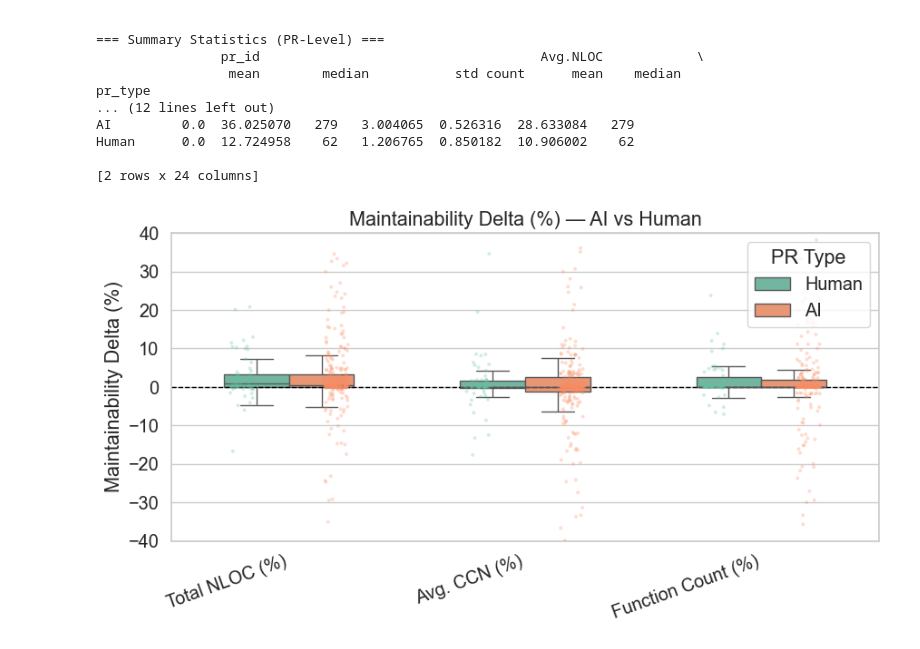
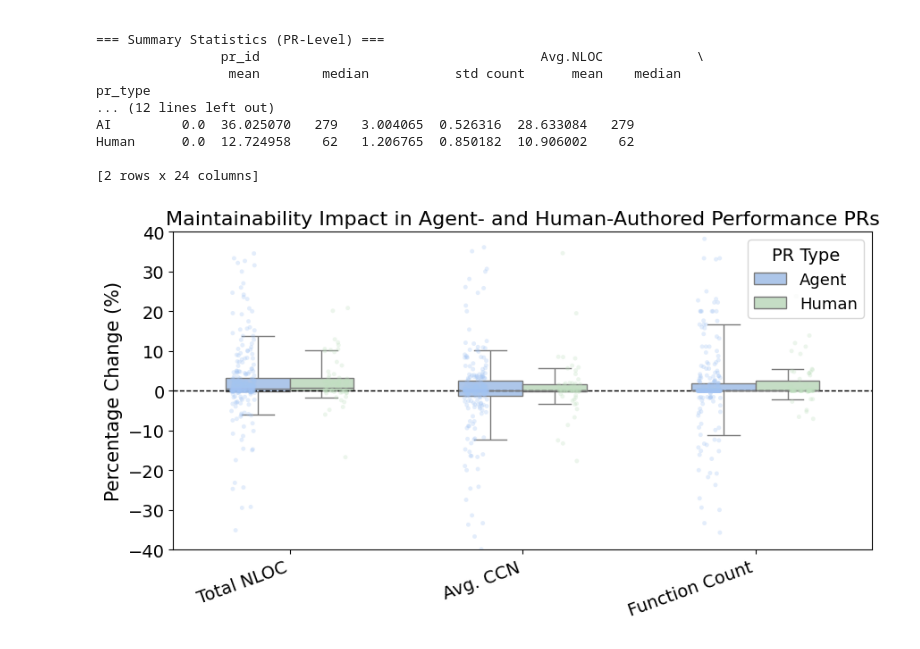
Before and after one commit to PurdueDualityLab/github_perf_patch_study, a Jupyter notebook: RQ3_complexity_analysis/analyze_result.ipynb, the cells around one changed output. Cells and saved outputs as stored; diff of their text form; code cells hidden in the pictures.

```diff
--- a/RQ3_complexity_analysis/analyze_result.ipynb
+++ b/RQ3_complexity_analysis/analyze_result.ipynb
@@ -121,6 +121,16 @@ Human      0.0  12.724958    62   1.206765  0.850182  10.906002    62
 import matplotlib.pyplot as plt
 import seaborn as sns
 import numpy as np
+
+plt.rcParams.update({
+    "font.size": 14,
+    "axes.titlesize": 16,
+    "axes.labelsize": 15,
+    "xtick.labelsize": 14,
+    "ytick.labelsize": 14,
+    "legend.fontsize": 13,
+    "legend.title_fontsize": 14,
+})
 
 # ----------------------------------------
 # Melt data for plotting
@@ -131,17 +141,26 @@ melt_df = wide_df.melt(
     var_name="metric",
     value_name="delta"
 )
+melt_df["pr_type"] = melt_df["pr_type"].replace({"AI": "Agent"})
 
 # Clean metric labels for readability
 label_map = {
-    "Total nloc": "Total NLOC (%)",
-    "AvgCCN": "Avg. CCN (%)",
-    "Fun Cnt": "Function Count (%)"
+    "Total nloc": "Total NLOC",
+    "AvgCCN": "Avg. CCN",
+    "Fun Cnt": "Function Count"
 }
 melt_df["metric"] = melt_df["metric"].map(label_map)
 
 # Metric ordering
-order = ["Total NLOC (%)", "Avg. CCN (%)", "Function Count (%)"]
+order = ["Total NLOC", "Avg. CCN", "Function Count"]
+
+PALETTE = {
+    "Agent": "#A3C4F3",
+    "Human": "#C1E1C1",
+}
+
+HUE_ORDER = ["Agent", "Human"]
+
 
 # ----------------------------------------
 # Plot
@@ -153,48 +172,55 @@ ax = sns.boxplot(
     x="metric",
     y="delta",
     hue="pr_type",
+    hue_order=HUE_ORDER,
     order=order,
     width=0.55,
     fliersize=0,
-    palette="Set2"
+    palette=PALETTE,
+    whis=(10, 90)
 )
 
 # Jittered points (only for deltas within zoomed range)
 sns.stripplot(
     data=melt_df[(melt_df["delta"].abs() <= 40)],
     x="metric",
     y="delta",
     hue="pr_type",
+    hue_order=HUE_ORDER,
     order=order,
     dodge=True,
     alpha=0.30,
-    size=2.8,
-    palette="Set2",
+    size=3.5,
+    palette=PALETTE,
     ax=ax
 )
 
 # ----------------------------------------
 # Formatting
 # ----------------------------------------
 plt.axhline(0, color="black", linestyle="--", linewidth=1)
 plt.ylim(-40, 40)
 
 plt.xticks(rotation=20, ha="right")
-plt.ylabel("Maintainability Delta (%)")
+plt.ylabel("Percentage Change (%)")
 plt.xlabel("")
 
-plt.title("Maintainability Delta (%) — AI vs Human")
+plt.title("Maintainability Impact in Agent- and Human-Authored Performance PRs",
+    fontsize=16,
+    # fontweight='bold',
+    # pad=12
+)
 
 # Remove duplicate legends (stripplot adds duplicates)
 handles, labels = ax.get_legend_handles_labels()
 plt.legend(handles[:2], labels[:2], title="PR Type", loc="upper right")
 
 plt.tight_layout()
 # Save the plot to file
-plt.savefig("./data/maintainability_delta_boxplot.png", dpi=300, bbox_inches="tight")
+plt.savefig("./results/maintainability_delta_boxplot.png", dpi=300, bbox_inches="tight")
 plt.show()
 # %% [output]
-[figure, old version]
+[figure, new version]
 # %%
 plt.figure(figsize=(8,5))
 sns.kdeplot(
```
Also changed, not shown: parts of 2 cells of this notebook, 5 other files.
